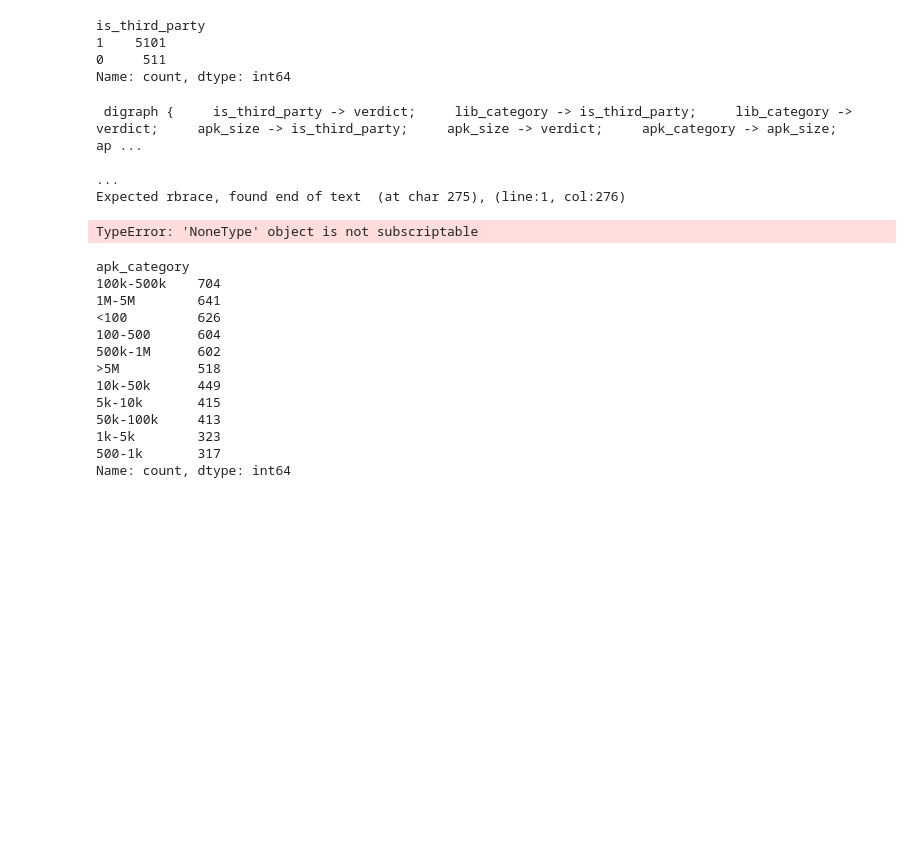
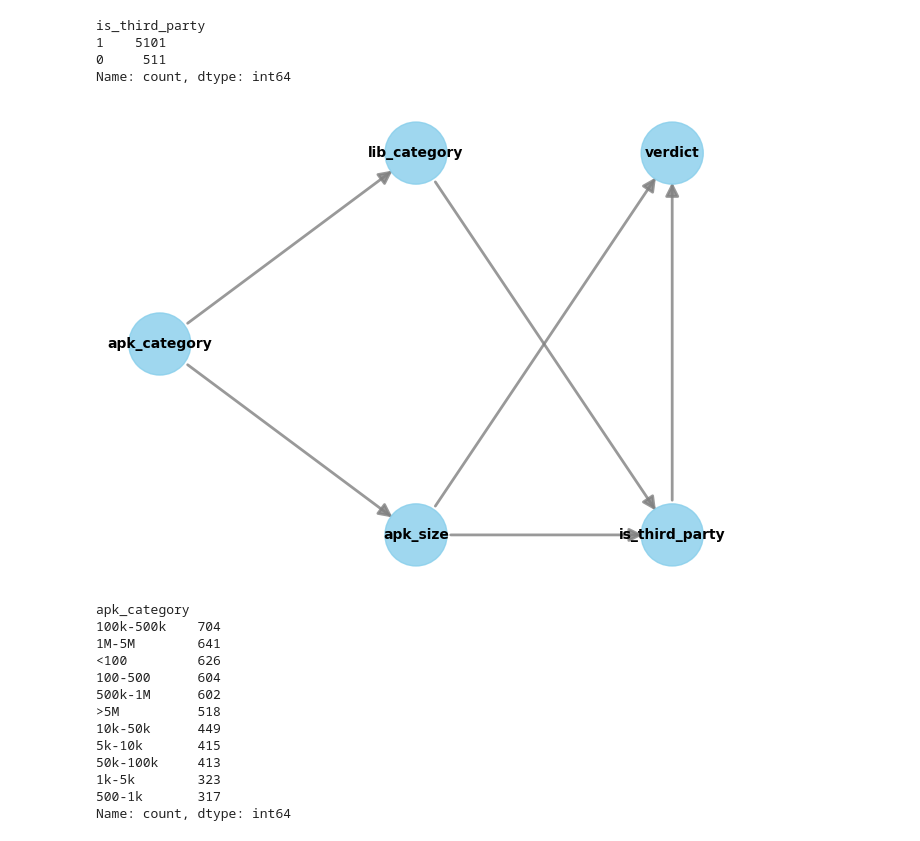
Before and after one commit to MdAkramKhanJehad/ci4security, a Jupyter notebook: causal_analysis/test.ipynb, the cells around one changed output. Cells and saved outputs as stored; diff of their text form; code cells hidden in the pictures; blank space fills up the shorter version.

```diff
--- a/causal_analysis/test.ipynb
+++ b/causal_analysis/test.ipynb
@@ -111,37 +86,35 @@ digraph {
 # %%
 model = CausalModel(
     data=df,
     treatment="is_third_party",
     outcome="verdict",
     graph=causal_graph.replace("\n", " "),
-    common_causes=["apk_size"]
-
+    common_causes=["apk_size", "apk_category"]
 )
 
 # model_only_size = CausalModel(
 #     data=df,
 #     treatment="is_third_party",
 #     outcome="verdict",
 #     graph=causal_graph_only_size.replace("\n", " "),
 #     common_causes=["apk_size"]
 # )
+
+
 
 # model_without_size = CausalModel(
 #     data=df,
 #     treatment="is_third_party",
 #     outcome="verdict",
 #     graph=causal_graph_without_size.replace("\n", " "),
 #     common_causes=["apk_category"]
 # )
 
 model.view_model()
 # model_only_size.view_model()
 # model_without_size.view_model()
 # %% [output]
- digraph {     is_third_party -> verdict;     lib_category -> is_third_party;     lib_category -> verdict;     apk_size -> is_third_party;     apk_size -> verdict;     apk_category -> apk_size;     ap ...
-                                                                                                                                                                                                         ...
-Expected rbrace, found end of text  (at char 275), (line:1, col:276)
-TypeError: 'NoneType' object is not subscriptable
+[figure, added]
 # %%
 df["apk_category"].value_counts()
 # %% [output]
```
Also changed, not shown: parts of 6 cells of this notebook, 1 other file.
